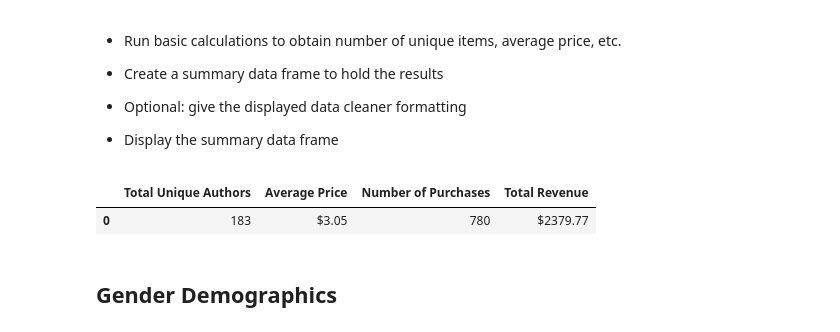
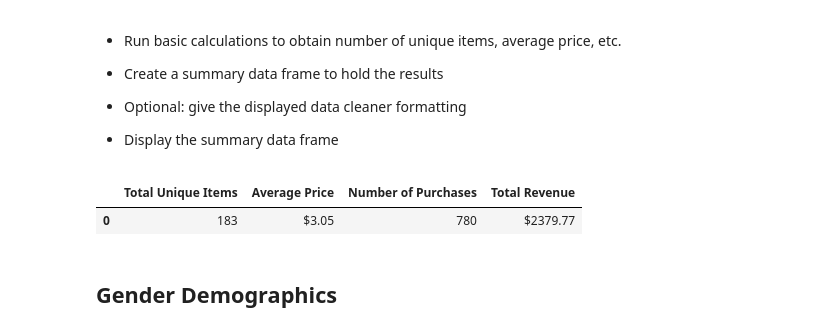
Before and after one commit to dcchacon/Pandas-challenge, a Jupyter notebook: HeroesOfPymoli/HeroesOfPymoli_starter.ipynb, the cells around one changed output. Saved outputs shown, nothing was run; the diff lists cells and outputs as text; code cells hidden in the pictures.

```diff
--- a/HeroesOfPymoli/HeroesOfPymoli_starter.ipynb
+++ b/HeroesOfPymoli/HeroesOfPymoli_starter.ipynb
@@ -49,24 +49,24 @@ totalplayers_ST
 
 * Display the summary data frame
 # %%
-#Calculate the Total Unique Authors
+#Calculate the Total Unique Items
 uniqueitem = len(purchase_data["Item ID"].unique())
 #Calculate the average price
 avgprice = purchase_data["Price"].mean()
 #Calculate the number of purchases
 numberpurchases = len(purchase_data["Item ID"])
 #Calculate the total revenue
 totalrevenue = purchase_data["Price"].sum()
 #Create a Summary Table (ST)
-purchasinganalysis_ST = pd.DataFrame({"Total Unique Authors": [uniqueitem],
+purchasinganalysis_ST = pd.DataFrame({"Total Unique Items": [uniqueitem],
                                      "Average Price": [avgprice],
                                      "Number of Purchases": [numberpurchases],
                                      "Total Revenue": [totalrevenue]})
 #Format the Summary Table
 (purchasinganalysis_ST.style.format({"Average Price": "${:.2f}",
                                     "Total Revenue":"${:.2f}"}))
 # %% [output]
-|  | Total Unique Authors | Average Price | Number of Purchases | Total Revenue |
+|  | Total Unique Items | Average Price | Number of Purchases | Total Revenue |
 | 0 | 183 | $3.05 | 780 | $2379.77 |
 # %% [markdown]
 ## Gender Demographics
```
Also changed, not shown: parts of 2 cells of this notebook, 1 other file.
